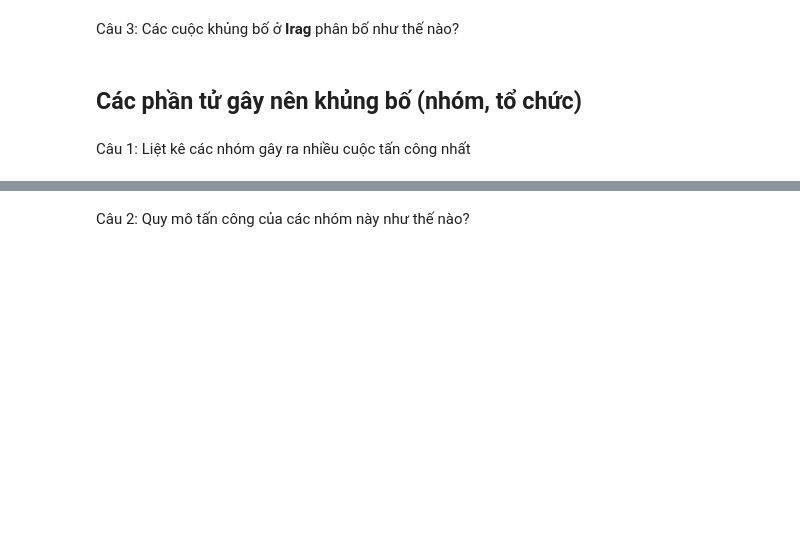
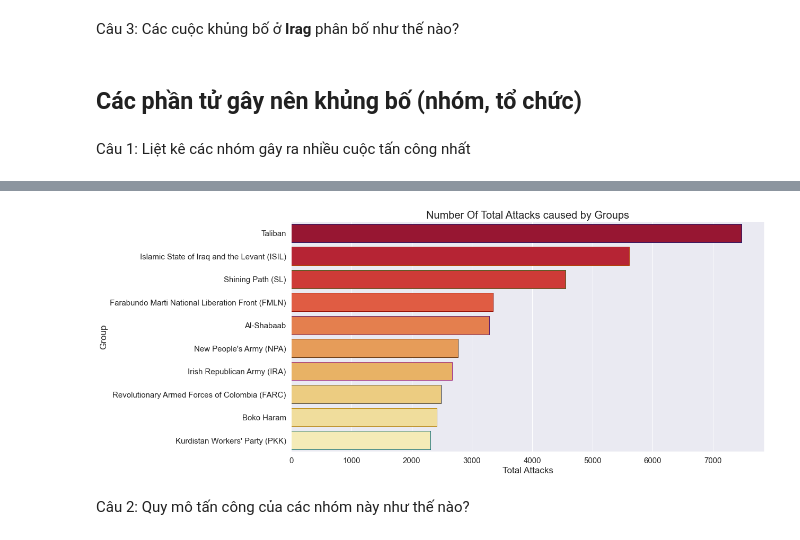
Before and after one commit to tuph-tech/LTKHDL-final, a Jupyter notebook: 1712861-PhanHuuTu.ipynb, the cells around one changed output, grey strips where cells are left out. Drawn from its saved outputs; the diff is of its cells as text; code cells hidden in the pictures; blank space fills up the shorter version.

```diff
--- a/1712861-PhanHuuTu.ipynb
+++ b/1712861-PhanHuuTu.ipynb
@@ -368,3 +368,8 @@ Câu 3: Các cuộc khủng bố ở **Irag** phân bố như thế nào?
 ## Các phần tử gây nên khủng bố (nhóm, tổ chức)
 # %% [markdown]
 Câu 1: Liệt kê các nhóm gây ra nhiều cuộc tấn công nhất
+# %%
+#dữ liệu các phần tử gây ra khủng bố
+group_attacks = df['group'].value_counts().drop('Unknown').reset_index()
+group_attacks.columns = ['group', 'Total Attacks']
+group_attacks.head()
@@ -371,2 +383,21 @@ Câu 1: Liệt kê các nhóm gây ra nhiều cuộc tấn công nhất
+# %%
+# vẽ biểu đồ top 10 các nhóm tấn công
+ax = sns.barplot(x='Total Attacks', y='group',
+                 data=group_attacks[:10],
+                 palette= 'YlOrRd_r',
+                 edgecolor=sns.color_palette('dark',25))
+
+# Thiết lập 1 số thuộc tính biểu đồ
+ax.set_xlabel('Total Attacks', fontsize=17)
+ax.set_ylabel('Group', fontsize=17)
+
+plt.xticks(fontsize=15)
+plt.yticks(fontsize=15)
+
+plt.title('Number Of Total Attacks caused by Groups', fontsize=20)
+
+plt.show()
+# %% [output]
+[figure, added]
 # %% [markdown]
 Câu 2: Quy mô tấn công của các nhóm này như thế nào?
```
Also changed, not shown: parts of 1 cell of this notebook.
